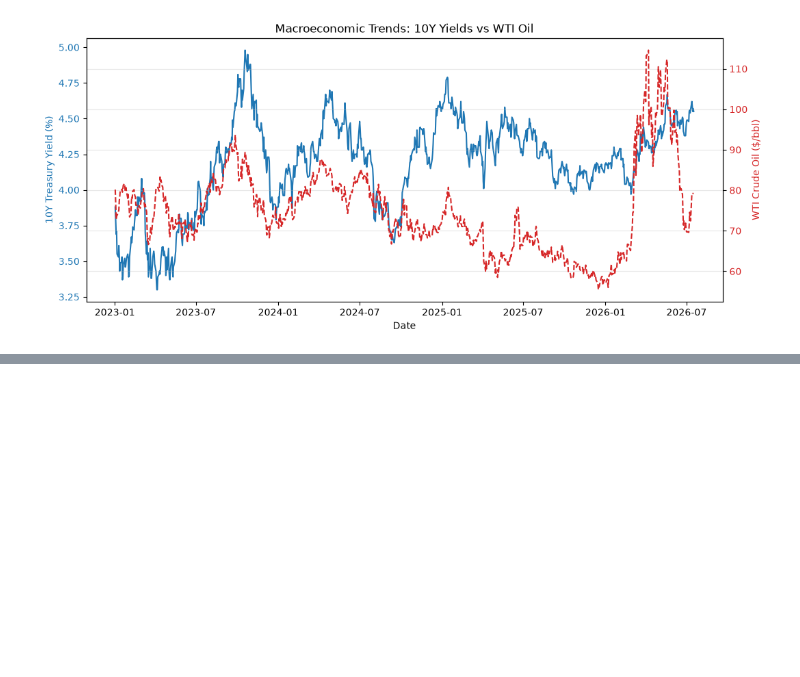
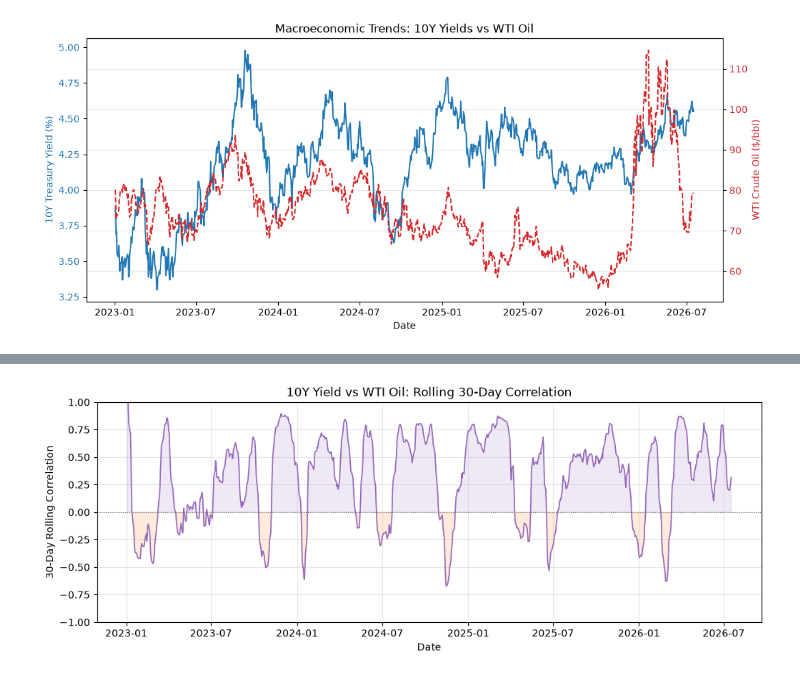
Before and after one commit to MahammadHajiyev2024/data-portfolio, a Jupyter notebook: 01-analytics-pipeline-duckdb/notebooks/01_eda_and_exploration.ipynb, the cells around one changed output, grey strips where cells are left out. Saved outputs shown, nothing was run; the diff lists cells and outputs as text; code cells hidden in the pictures; blank space fills up the shorter version.

Commit message:
Rolling 30 day correlation

```diff
--- a/01-analytics-pipeline-duckdb/notebooks/01_eda_and_exploration.ipynb
+++ b/01-analytics-pipeline-duckdb/notebooks/01_eda_and_exploration.ipynb
@@ -67,0 +72,39 @@ plt.show()
+# %%
+
+# Pull the full series plus its 30-day rolling correlation from DuckDB
+corr_df = con.execute("""
+    SELECT
+        metric_date,
+        yield_10y,
+        oil_wti,
+        CORR(yield_10y, oil_wti) OVER (
+            ORDER BY metric_date ROWS BETWEEN 30 PRECEDING AND CURRENT ROW
+        ) as rolling_30d_corr
+    FROM fact_macro_metrics
+    WHERE yield_10y IS NOT NULL AND oil_wti IS NOT NULL
+    ORDER BY metric_date ASC
+""").df()
+
+fig, ax = plt.subplots(figsize=(12, 4))
+
+ax.plot(corr_df['metric_date'], corr_df['rolling_30d_corr'], color='tab:purple', linewidth=1.2)
+ax.axhline(0, color='gray', linewidth=0.8, linestyle=':')
+
+# Shade positive vs negative correlation regimes
+ax.fill_between(
+    corr_df['metric_date'], corr_df['rolling_30d_corr'], 0,
+    where=(corr_df['rolling_30d_corr'] >= 0), color='tab:purple', alpha=0.15, interpolate=True
+)
+ax.fill_between(
+    corr_df['metric_date'], corr_df['rolling_30d_corr'], 0,
+    where=(corr_df['rolling_30d_corr'] < 0), color='tab:orange', alpha=0.15, interpolate=True
+)
+
+ax.set_xlabel('Date')
+ax.set_ylabel('30-Day Rolling Correlation')
+ax.set_ylim(-1, 1)
+ax.set_title('10Y Yield vs WTI Oil: Rolling 30-Day Correlation')
+ax.grid(True, alpha=0.3)
+plt.show()
+# %% [output]
+[figure, added]
```
Also changed, not shown: parts of 2 cells of this notebook, 1 other file.
